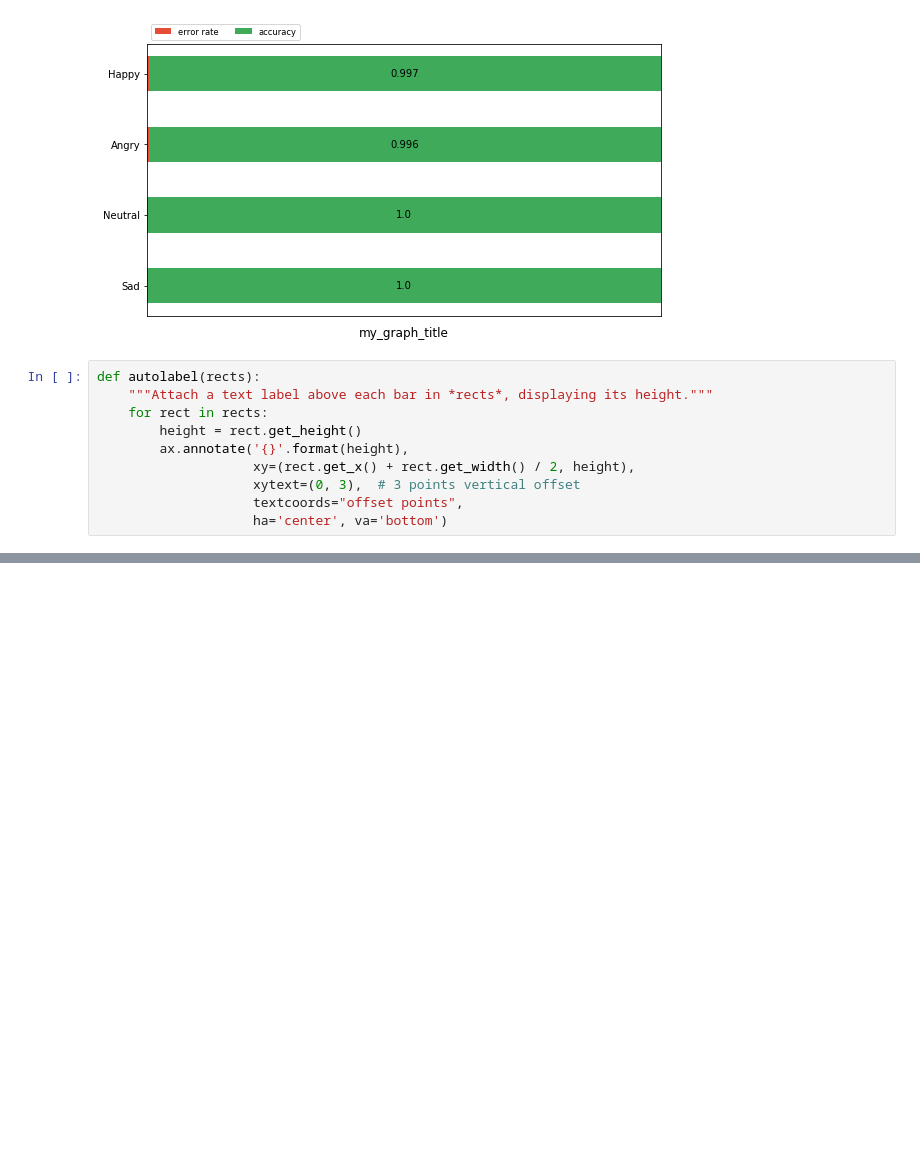
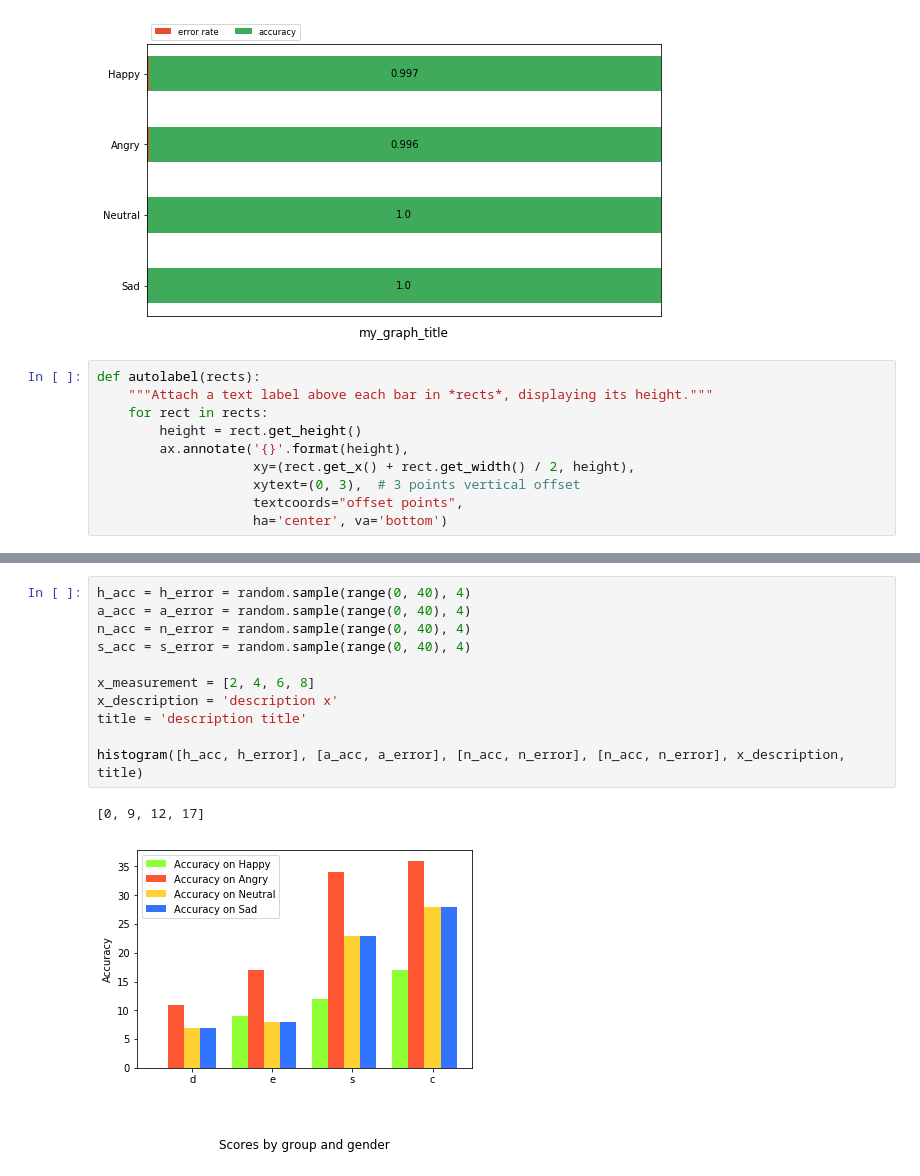
Before and after one commit to lindagaw/Emotion-Recognition-Robust-to-Distance-and-Noise, a Jupyter notebook: eval/graphs.ipynb, the cells around one changed output, grey strips where cells are left out. Saved outputs shown, nothing was run; the diff lists cells and outputs as text; blank space fills up the shorter version.

```diff
--- a/eval/graphs.ipynb
+++ b/eval/graphs.ipynb
@@ -141,6 +149,20 @@ def histogram(h_acc, a_acc, n_acc, s_acc, x_measurement, x_description, title):
     ax.set_xticks(x)
     ax.set_xticklabels(x_description)
     ax.legend()
+# %%
+h_acc = h_error = random.sample(range(0, 40), 4)
+a_acc = a_error = random.sample(range(0, 40), 4)
+n_acc = n_error = random.sample(range(0, 40), 4)
+s_acc = s_error = random.sample(range(0, 40), 4)
+
+x_measurement = [2, 4, 6, 8]
+x_description = 'description x'
+title = 'description title'
+
+histogram([h_acc, h_error], [a_acc, a_error], [n_acc, n_error], [n_acc, n_error], x_description, title)
+# %% [output]
+[0, 9, 12, 17]
+[figure, added]
 # %%
 h_acc = h_error = random.sample(range(0, 40), 5)
 a_acc = a_error = random.sample(range(0, 40), 5)
```
Also changed, not shown: parts of 4 cells of this notebook, 1 other file.
